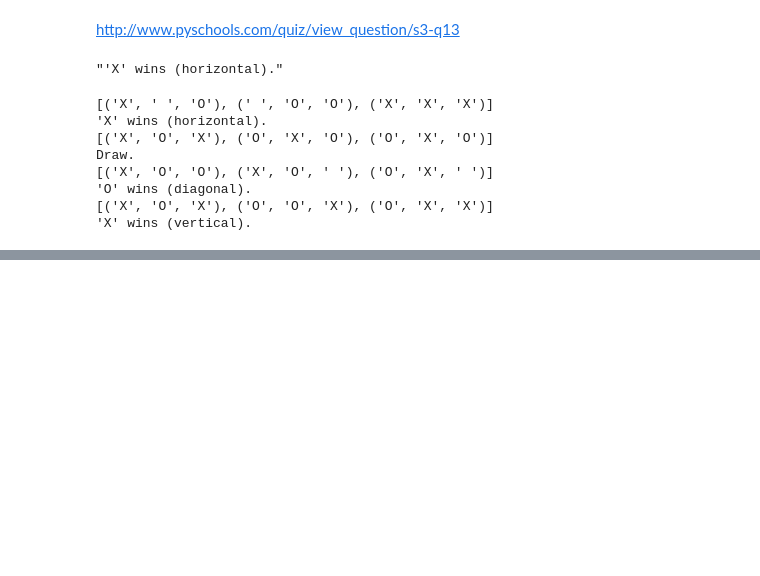
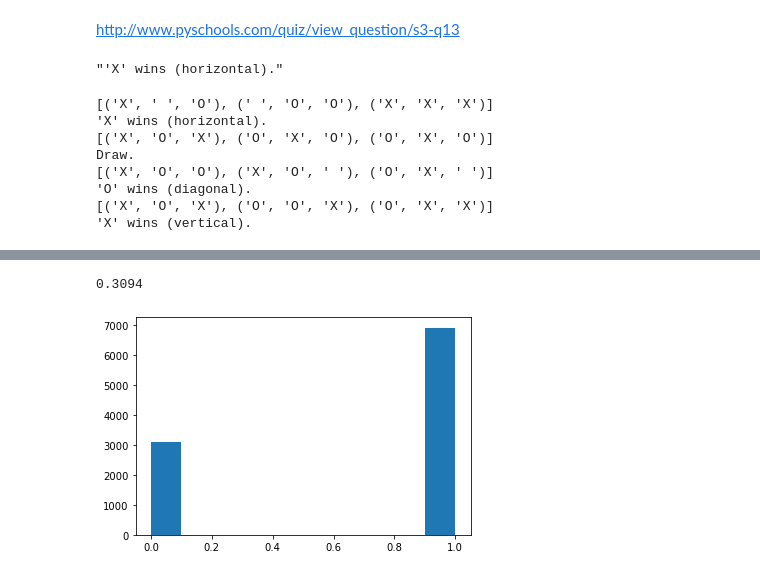
Before and after one commit to qcx201/ParetoPy, a Jupyter notebook: Notes/A.2.1-Challenge drafts.ipynb, the cells around one changed output, grey strips where cells are left out. Saved outputs shown, nothing was run; the diff lists cells and outputs as text; code cells hidden in the pictures; blank space fills up the shorter version.

```diff
--- a/Notes/A.2.1-Challenge drafts.ipynb
+++ b/Notes/A.2.1-Challenge drafts.ipynb
@@ -2,0 +583,11 @@
+# %%
+meaning = api_resp[0]["meanings"][0]
+
+partofspeech = meaning["partOfSpeech"]
+definitions = meaning["definitions"]
+
+def1 = definitions[0]['definition']
+def2 = definitions[1]['definition']
+
+print(f"1. Python ({partofspeech}): {def1}\n")
+print(f"2. Python ({partofspeech}): {def2}\n")
@@ -740,0 +1520,16 @@ Draw.
+# %%
+# bernoulli distribution
+
+def bern(p):
+
+    rv = int(uniform(0, 1) >= p)
+    return rv
+
+samples = [bern(0.3) for _ in range(10_000)]
+print(samples.count(0) / len(samples))
+
+plt.hist(samples)
+plt.show()
+# %% [output]
+0.3094
+[figure, added]
```
Also changed, not shown: parts of 68 cells of this notebook, 1 other file.
